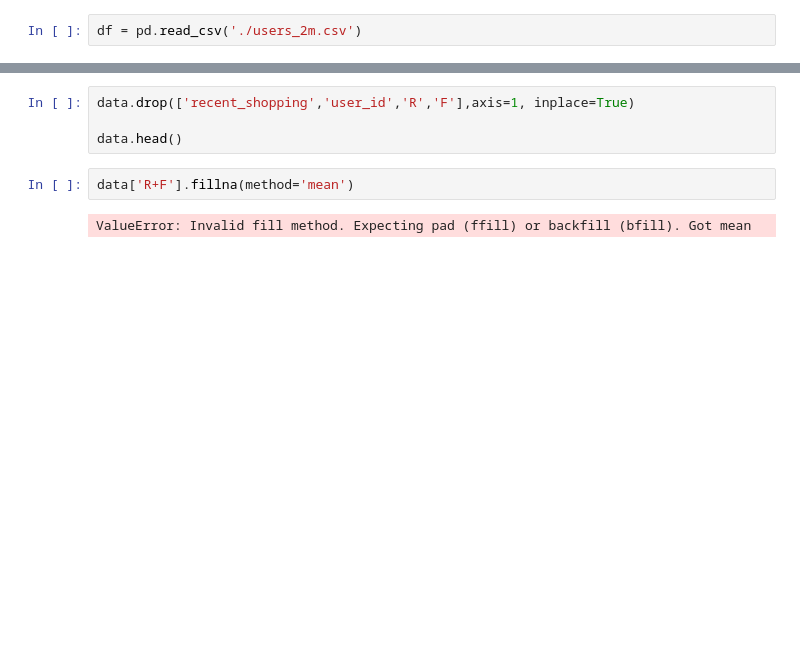
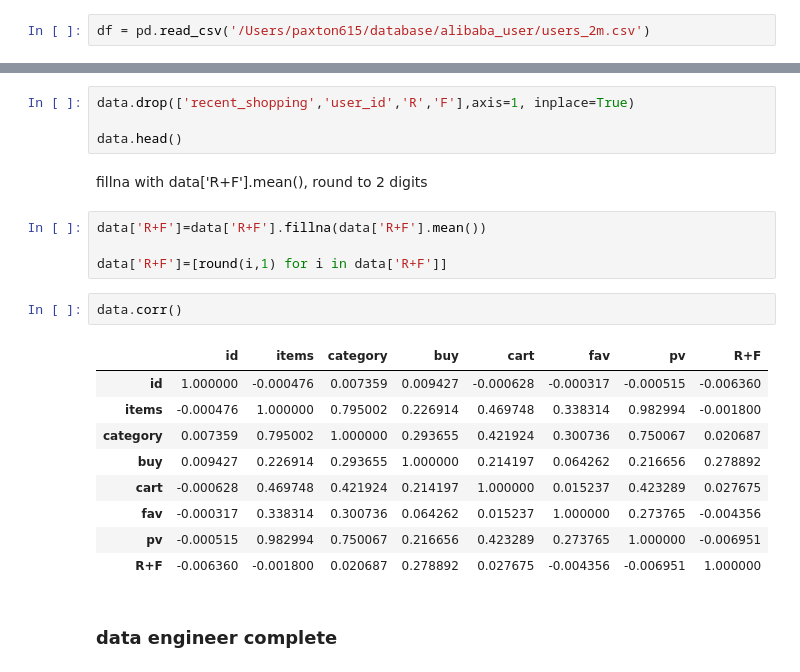
Before and after one commit to paxton615/Alibaba_UserBehavior_Analysis, a Jupyter notebook: drafts/AUBA_feature_engineering.ipynb, the cells around one changed output, grey strips where cells are left out. Saved outputs shown, nothing was run; the diff lists cells and outputs as text; blank space fills up the shorter version.

Commit message:
AUBA data egineer temporarily complete, data can be used for modeling

```diff
--- a/drafts/AUBA_feature_engineering.ipynb
+++ b/drafts/AUBA_feature_engineering.ipynb
@@ -4,5 +6,5 @@ import numpy as np
 # %%
-df = pd.read_csv('./users_2m.csv')
+df = pd.read_csv('/Users/paxton615/database/alibaba_user/users_2m.csv')
 # %%
 df.drop('Unnamed: 0', axis=1, inplace=True)
 # %%
@@ -238,7 +240,23 @@ drop 'user_id, recent_shopping, R , F'
 data.drop(['recent_shopping','user_id','R','F'],axis=1, inplace=True)
 
 data.head()
-# %%
-data['R+F'].fillna(method='mean')
-# %% [output]
-ValueError: Invalid fill method. Expecting pad (ffill) or backfill (bfill). Got mean
+# %% [markdown]
+fillna with data['R+F'].mean(), round to 2 digits
+# %%
+data['R+F']=data['R+F'].fillna(data['R+F'].mean())
+
+data['R+F']=[round(i,1) for i in data['R+F']]
+# %%
+data.corr()
+# %% [output]
+|  | id | items | category | buy | cart | fav | pv | R+F |
+| id | 1.000000 | -0.000476 | 0.007359 | 0.009427 | -0.000628 | -0.000317 | -0.000515 | -0.006360 |
+| items | -0.000476 | 1.000000 | 0.795002 | 0.226914 | 0.469748 | 0.338314 | 0.982994 | -0.001800 |
+| category | 0.007359 | 0.795002 | 1.000000 | 0.293655 | 0.421924 | 0.300736 | 0.750067 | 0.020687 |
+| buy | 0.009427 | 0.226914 | 0.293655 | 1.000000 | 0.214197 | 0.064262 | 0.216656 | 0.278892 |
+| cart | -0.000628 | 0.469748 | 0.421924 | 0.214197 | 1.000000 | 0.015237 | 0.423289 | 0.027675 |
+| fav | -0.000317 | 0.338314 | 0.300736 | 0.064262 | 0.015237 | 1.000000 | 0.273765 | -0.004356 |
+| pv | -0.000515 | 0.982994 | 0.750067 | 0.216656 | 0.423289 | 0.273765 | 1.000000 | -0.006951 |
+| R+F | -0.006360 | -0.001800 | 0.020687 | 0.278892 | 0.027675 | -0.004356 | -0.006951 | 1.000000 |
+# %% [markdown]
+### data engineer complete
```
Also changed, not shown: parts of 1 cell of this notebook.
